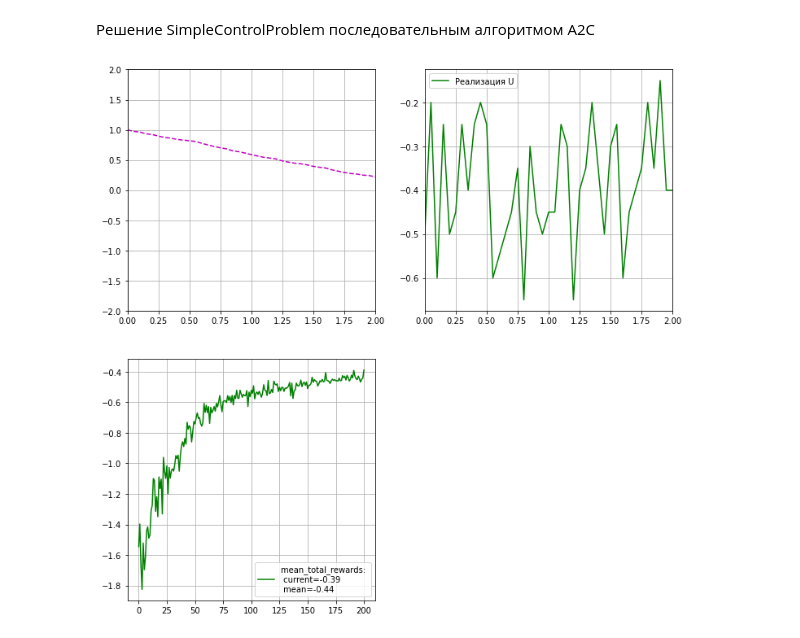
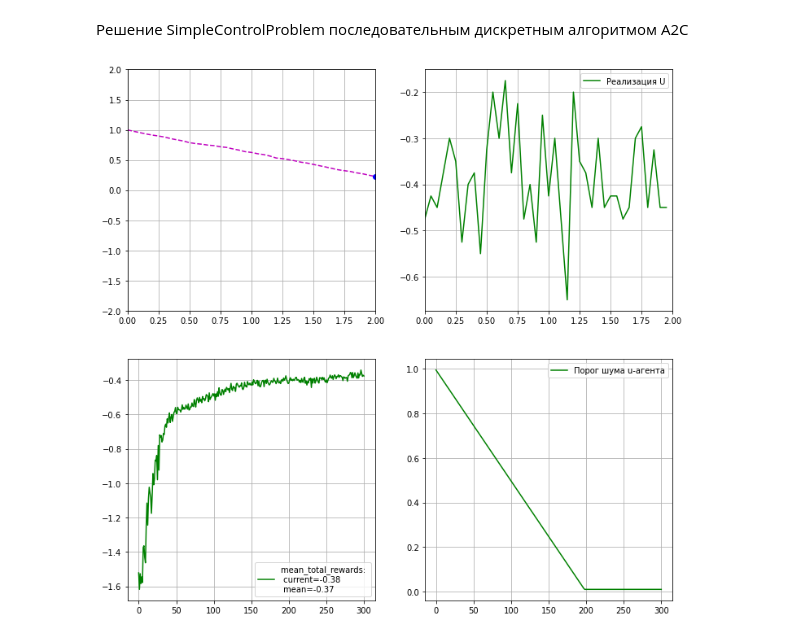
Before and after one commit to imm-rl-lab/reinforcement_learning_baseline, a Jupyter notebook: Testing/SimpleControlProblem-A2C_Discrete.ipynb, the cells around one changed output. Cells and saved outputs as stored; diff of their text form; code cells hidden in the pictures.

```diff
--- a/Testing/SimpleControlProblem-A2C_Discrete.ipynb
+++ b/Testing/SimpleControlProblem-A2C_Discrete.ipynb
@@ -1,33 +1,40 @@
 # %% [markdown]
-Решение SimpleControlProblem последовательным алгоритмом A2C
+Решение SimpleControlProblem последовательным дискретным алгоритмом A2C
 # %%
 import os, sys
 sys.path.insert(0, os.path.abspath('..'))
 import numpy as np
 import torch.nn as nn
 from Agents.Utilities.SequentialNetwork import SequentialNetwork
 from Agents.A2C import A2C_Discrete
 from Agents.Utilities.ContinuousAgentMakers.ContinuousAgentMaker import  ContinuousAgentMaker
 from Environments.SimpleControlProblem.SimpleControlProblem import SimpleControlProblem
 from Environments.SimpleControlProblem.SimpleControlProblemVisualizer import SimpleControlProblemVisualizer
 import Solvers.OneAgentSolver as solver
+from Agents.Utilities.Noises import DiscreteUniformNoise
 %load_ext autoreload
 %autoreload 2
+
+#learning parameters
+episode_n = 301
+session_n = 20
+
 
 #environment initialization
 env = SimpleControlProblem()
 action_n = 5
 action_values = np.linspace(env.action_min, env.action_max, num=action_n)
 
 #agent initialization
 pi_model = SequentialNetwork([env.state_dim, 128, action_n], nn.ReLU())
 v_model = SequentialNetwork([env.state_dim, 128, 1], nn.ReLU())
 A2C = ContinuousAgentMaker(A2C_Discrete)
-agent = A2C(pi_model, v_model, action_values=action_values,
+noise = DiscreteUniformNoise(action_n, threshold_decrease=1.5/(episode_n * session_n))
+agent = A2C(pi_model, v_model, noise, action_values=action_values,
              gamma=1, pi_model_lr=1e-3, v_model_lr=1e-3, entropy_threshold=0.01)
 
 #learning
 visualizer = SimpleControlProblemVisualizer(waiting_for_show=20)
-solver.go(env, agent, episode_n=201, show=visualizer.show, session_len=2500, session_n=10, agent_learning='by_sessions')
+solver.go(env, agent, episode_n=episode_n, show=visualizer.show, session_len=2500, session_n=session_n, agent_learning='by_sessions')
 # %% [output]
-[figure, old version]
+[figure, new version]
```
Also changed, not shown: 13 other files.
